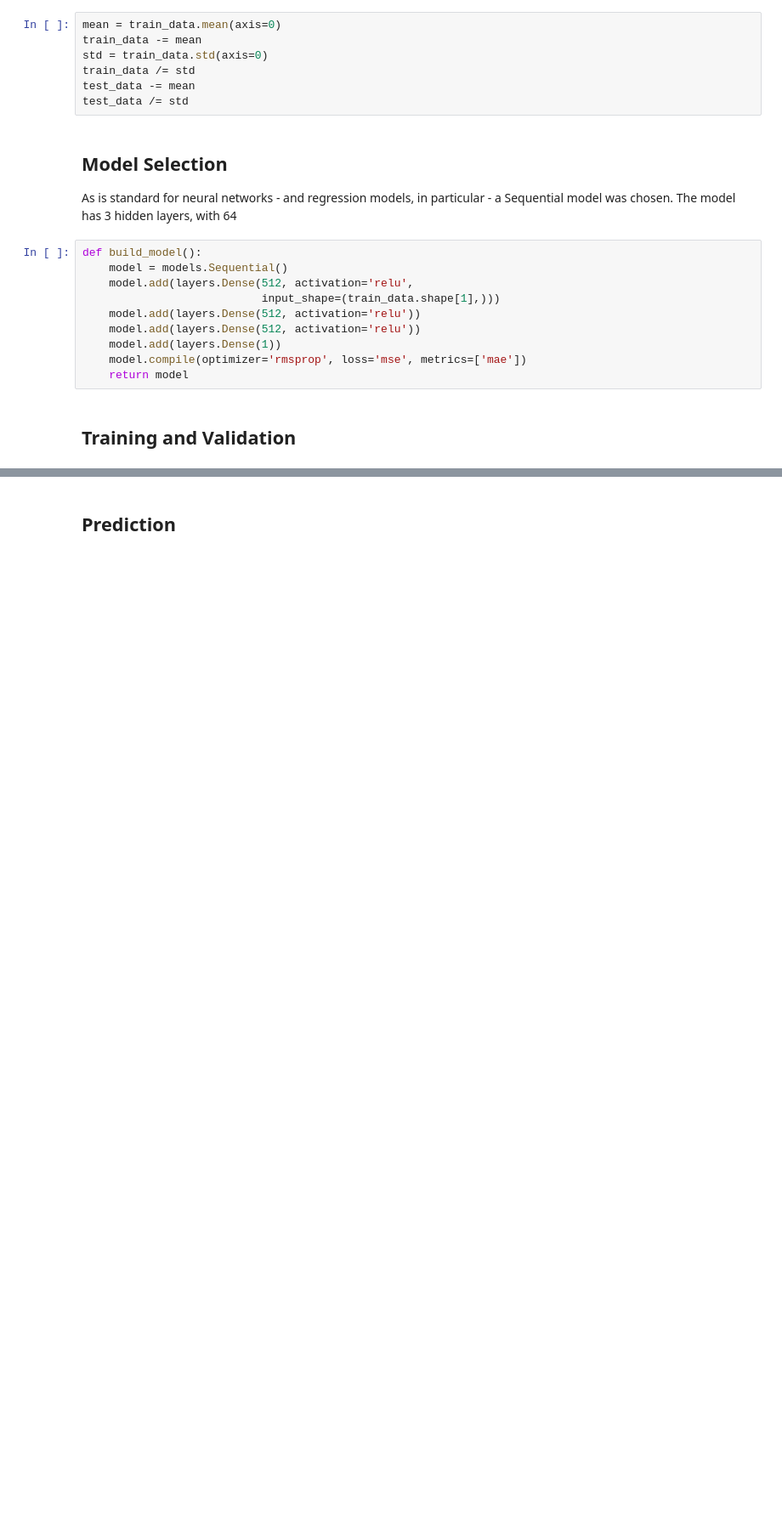
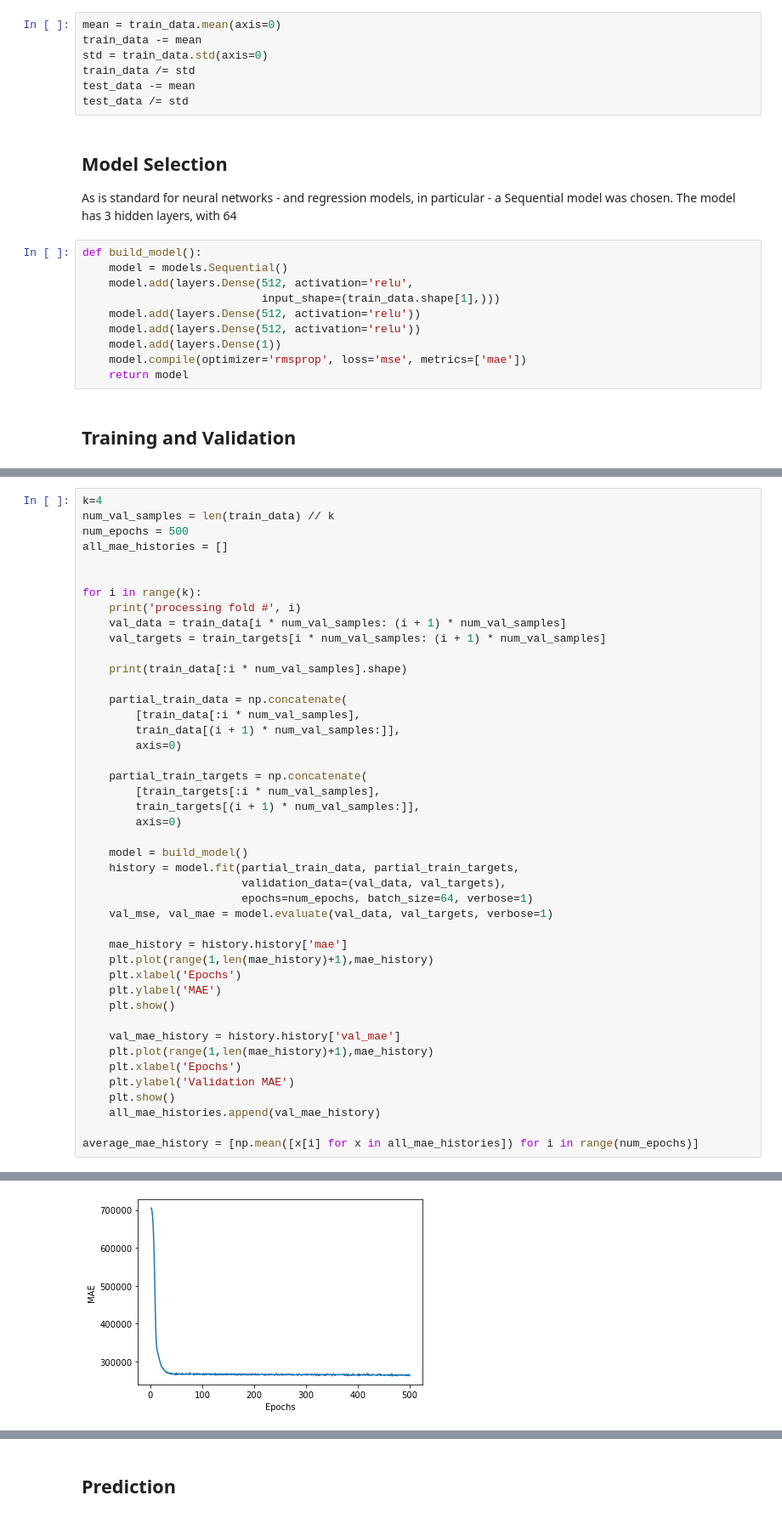
Before and after one commit to steinmatt/lmu-deeplearning, a Jupyter notebook: Project1.ipynb, the cells around one changed output, grey strips where cells are left out. Shown at 85% size. Cells and saved outputs as stored; diff of their text form; blank space fills up the shorter version.

```diff
--- a/Project1.ipynb
+++ b/Project1.ipynb
@@ -154,0 +347,45 @@ for i in range(k):
+# %%
+k=4
+num_val_samples = len(train_data) // k
+num_epochs = 500
+all_mae_histories = []
+
+
+for i in range(k):
+    print('processing fold #', i)
+    val_data = train_data[i * num_val_samples: (i + 1) * num_val_samples]
+    val_targets = train_targets[i * num_val_samples: (i + 1) * num_val_samples]
+
+    print(train_data[:i * num_val_samples].shape)
+
+    partial_train_data = np.concatenate(
+        [train_data[:i * num_val_samples],
+        train_data[(i + 1) * num_val_samples:]],
+        axis=0)
+
+    partial_train_targets = np.concatenate(
+        [train_targets[:i * num_val_samples],
+        train_targets[(i + 1) * num_val_samples:]],
+        axis=0)
+
+    model = build_model()
+    history = model.fit(partial_train_data, partial_train_targets,
+                        validation_data=(val_data, val_targets),
+                        epochs=num_epochs, batch_size=64, verbose=1)
+    val_mse, val_mae = model.evaluate(val_data, val_targets, verbose=1)
+
+    mae_history = history.history['mae']
+    plt.plot(range(1,len(mae_history)+1),mae_history)
+    plt.xlabel('Epochs')
+    plt.ylabel('MAE')
+    plt.show()
+
+    val_mae_history = history.history['val_mae']
+    plt.plot(range(1,len(mae_history)+1),mae_history)
+    plt.xlabel('Epochs')
+    plt.ylabel('Validation MAE')
+    plt.show()
+    all_mae_histories.append(val_mae_history)
+
+average_mae_history = [np.mean([x[i] for x in all_mae_histories]) for i in range(num_epochs)]
+# %% [output]
@@ -154,0 +409 @@ for i in range(k):
+[figure, added]
```
Also changed, not shown: parts of 14 cells of this notebook.
